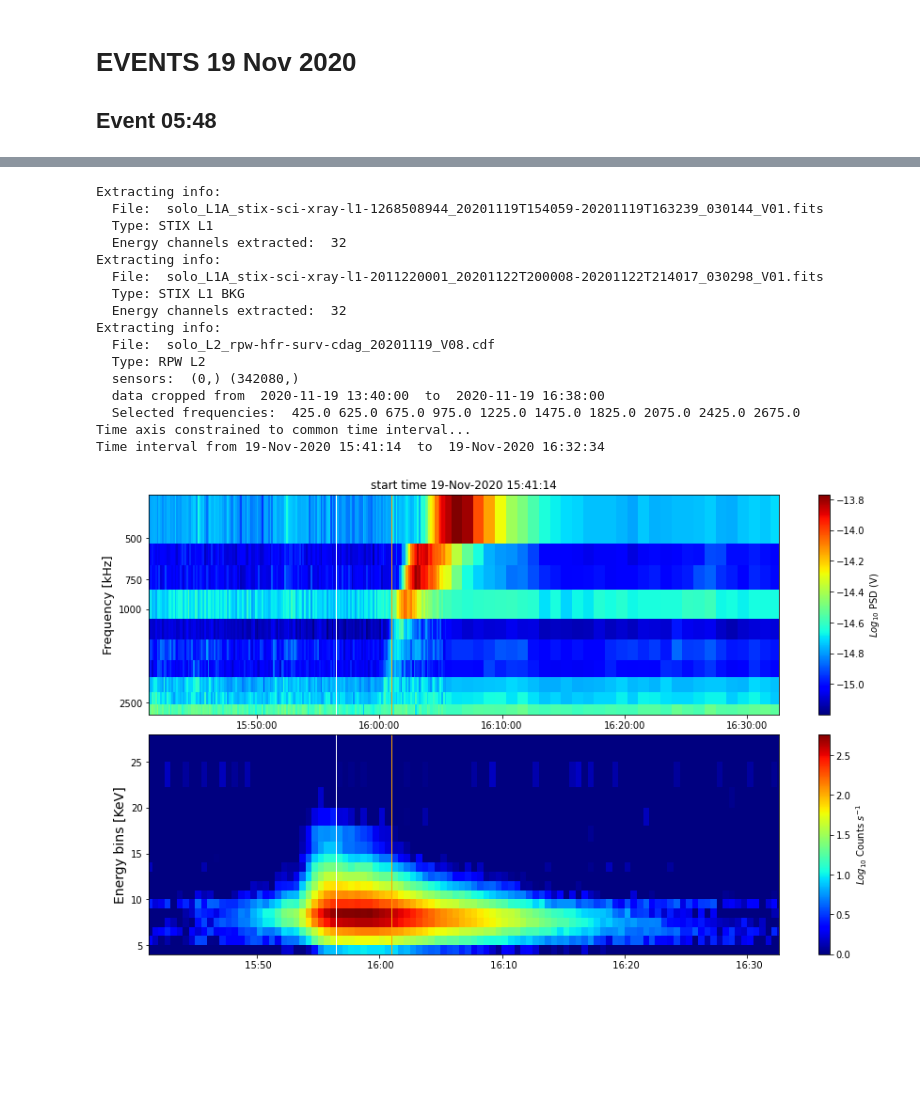
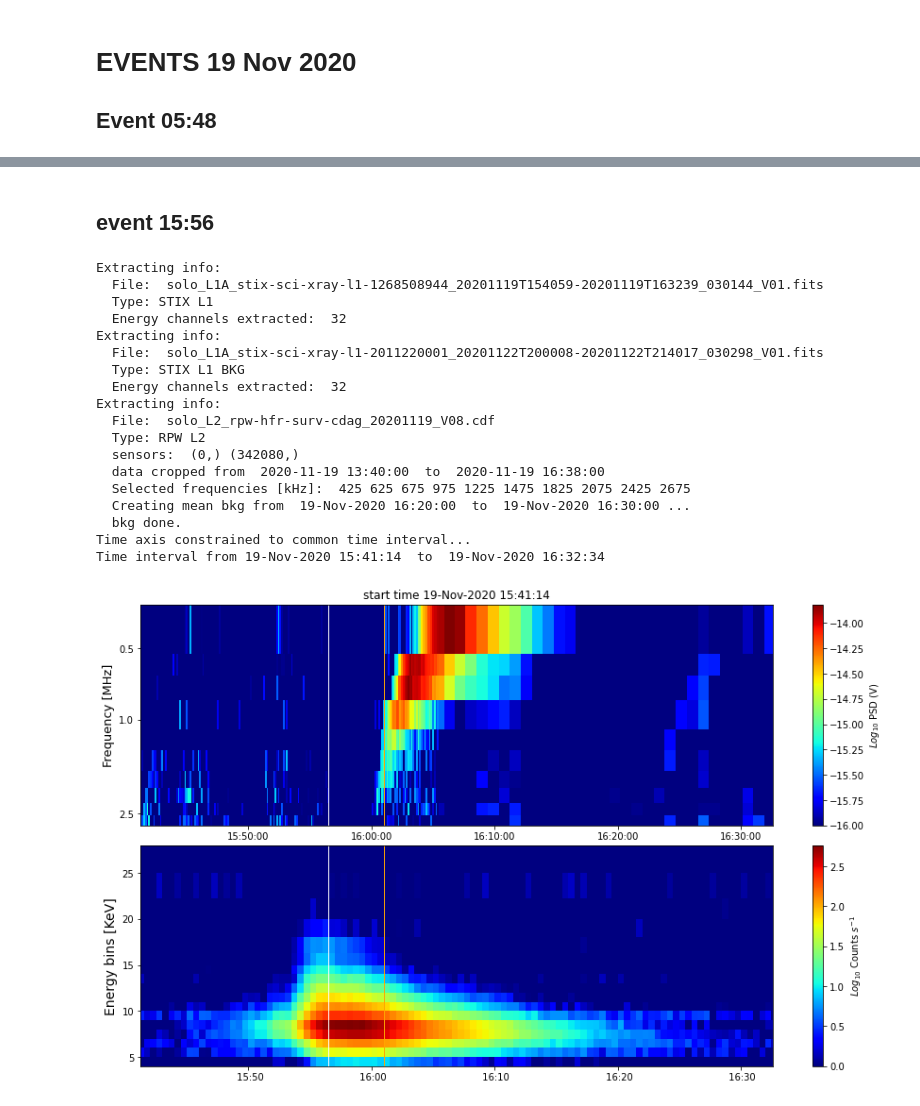
Before and after one commit to PaipaPsyche/M2_AstroParis2021, a Jupyter notebook: InternshipLESIA/devrad/STIX_RPW_plot/STIX_RPW_combined_view.ipynb, the cells around one changed output, grey strips where cells are left out. Drawn from its saved outputs; the diff is of its cells as text; code cells hidden in the pictures; blank space fills up the shorter version.

```diff
--- a/InternshipLESIA/devrad/STIX_RPW_plot/STIX_RPW_combined_view.ipynb
+++ b/InternshipLESIA/devrad/STIX_RPW_plot/STIX_RPW_combined_view.ipynb
@@ -4,7 +4,7 @@ import matplotlib.pyplot as plt
 #import STIX_interactiveQL as istx
 #import STIX_QL as stxql
 #import RPW_interactiveQL as irpw
-import STIX_RPW_lab as sololab
+import RPW_STIX_pylab as sololab
 import datetime as dt
 from astropy.time.core import Time
 
@@ -15,7 +15,7 @@ STIX_folder="../STIX/stx_files/"
 
 #RPW indexes
 # suggested  indexes : Antonio vecchio
-IDX_SELECTED_FREQS=[437,441,442,448,453,458,465,470,477,482,493,499,511,519,526,533,538,545,552,559,566,576,588,592,600,612,629,649,656,673,678,696,703,716,727,734,741,750,755]
-#,505 is poluted
-idx_0=436
-selected_indexes = np.array(IDX_SELECTED_FREQS)-idx_0
+#IDX_SELECTED_FREQS=[437,441,442,448,453,458,465,470,477,482,493,499,511,519,526,533,538,545,552,559,566,576,588,592,600,612,656,678,696,716,734,741,750,755,505,629,649,673,703,727]
+# poluted ,505,629,649,673,703,727695700
+#idx_0=436
+#selected_indexes = np.array(IDX_SELECTED_FREQS)-idx_0
@@ -488,10 +612,12 @@ Time interval from 19-Nov-2020 05:44:21  to  19-Nov-2020 06:29:20
+# %% [markdown]
+## event 15:56
 # %%
-# 18NOV2020
+# 19NOV2020
 # STIX files
-stx_L1file = "../STIX/stx_files/stx_191120/solo_L1A_stix-sci-xray-l1-1268508944_20201119T154059-20201119T163239_030144_V01.fits"
-stx_BKGfile =  "../STIX/stx_files/stx_191120/solo_L1A_stix-sci-xray-l1-2011220001_20201122T200008-20201122T214017_030298_V01.fits"
+stx_L1file = "../STIX/stx_files/20201119/solo_L1A_stix-sci-xray-l1-1268508944_20201119T154059-20201119T163239_030144_V01.fits"
+stx_BKGfile =  "../STIX/stx_files/202011_BKG/solo_L1A_stix-sci-xray-l1-2011220001_20201122T200008-20201122T214017_030298_V01.fits"
 #RPW files
-rpw_file = "../RPW/CDF/solo_L2_rpw-hfr-surv-cdag_20201119_V08.cdf"
+rpw_file = "../RPW/CDF/202011/solo_L2_rpw-hfr-surv-cdag_20201119_V08.cdf"
 
 # time interval
 dt_fmt = "%d-%b-%Y %H:%M:%S"
@@ -499,8 +625,12 @@ dt_fmt = "%d-%b-%Y %H:%M:%S"
 start_time = "19-Nov-2020 13:40:00"
 end_time = "19-Nov-2020 16:38:00"
 
+
+start_bkg = "19-Nov-2020 16:20:00"
+end_bkg = "19-Nov-2020 16:30:00"
 # select time range datetime
 date_range=[start_time,end_time]
+bkg_range=[start_bkg,end_bkg]
 time_interval = [dt.datetime.strptime(x,dt_fmt) for x in date_range]
 
 # get data objects
@@ -510,36 +640,37 @@ l1_cts = sololab.stix_remove_bkg_counts(stx_L1file,stx_BKGfile)
 #l1_cts = sololab.stix_create_counts(stx_L1file)
 
 # get RPW psd
-rpw_psd = sololab.rpw_create_PSD(sololab.rpw_get_data(rpw_file),date_range=date_range,
+rpw_psd = sololab.rpw_create_PSD(sololab.rpw_get_data(rpw_file),date_range=date_range,rpw_bkg_interval=bkg_range,
                          proposed_indexes=selected_indexes,freq_range=[0,3000])
 # markers of interest
 markerlines = {#"17-Nov-2020 18:11:00":"limegreen",
 #               "17-Nov-2020 18:13:00":"white",
                "19-Nov-2020 16:01:00":"orange",
 
 #               "17-Nov-2020 18:22:30":"limegreen",
                "19-Nov-2020 15:56:30":"white",
-               "18-Nov-2020 22:33:30":"white",
-               "18-Nov-2020 22:30:15":"white",
+
             }
 #plot
 sololab.rpw_stix_combined_view(l1_cts,rpw_psd,date_range=date_range,stix_energy_range=[4,28],
                                markers=markerlines,markerwidth=1)
 # %% [output]
 Extracting info:
   File:  solo_L1A_stix-sci-xray-l1-1268508944_20201119T154059-20201119T163239_030144_V01.fits
   Type: STIX L1
   Energy channels extracted:  32
 Extracting info:
   File:  solo_L1A_stix-sci-xray-l1-2011220001_20201122T200008-20201122T214017_030298_V01.fits
   Type: STIX L1 BKG
   Energy channels extracted:  32
 Extracting info:
   File:  solo_L2_rpw-hfr-surv-cdag_20201119_V08.cdf
   Type: RPW L2
   sensors:  (0,) (342080,)
   data cropped from  2020-11-19 13:40:00  to  2020-11-19 16:38:00
-  Selected frequencies:  425.0 625.0 675.0 975.0 1225.0 1475.0 1825.0 2075.0 2425.0 2675.0
+  Selected frequencies [kHz]:  425 625 675 975 1225 1475 1825 2075 2425 2675
+  Creating mean bkg from  19-Nov-2020 16:20:00  to  19-Nov-2020 16:30:00 ...
+  bkg done.
 Time axis constrained to common time interval...
 Time interval from 19-Nov-2020 15:41:14  to  19-Nov-2020 16:32:34
-[figure, old version]
+[figure, new version]
```
Also changed, not shown: parts of 22 cells of this notebook, 3 other files.
